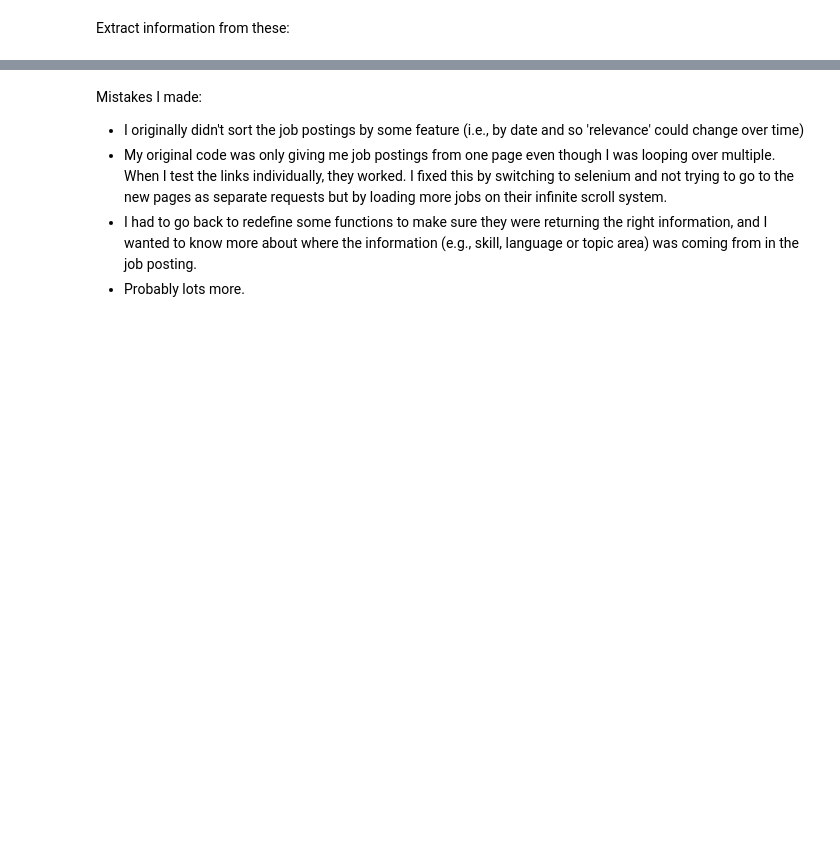
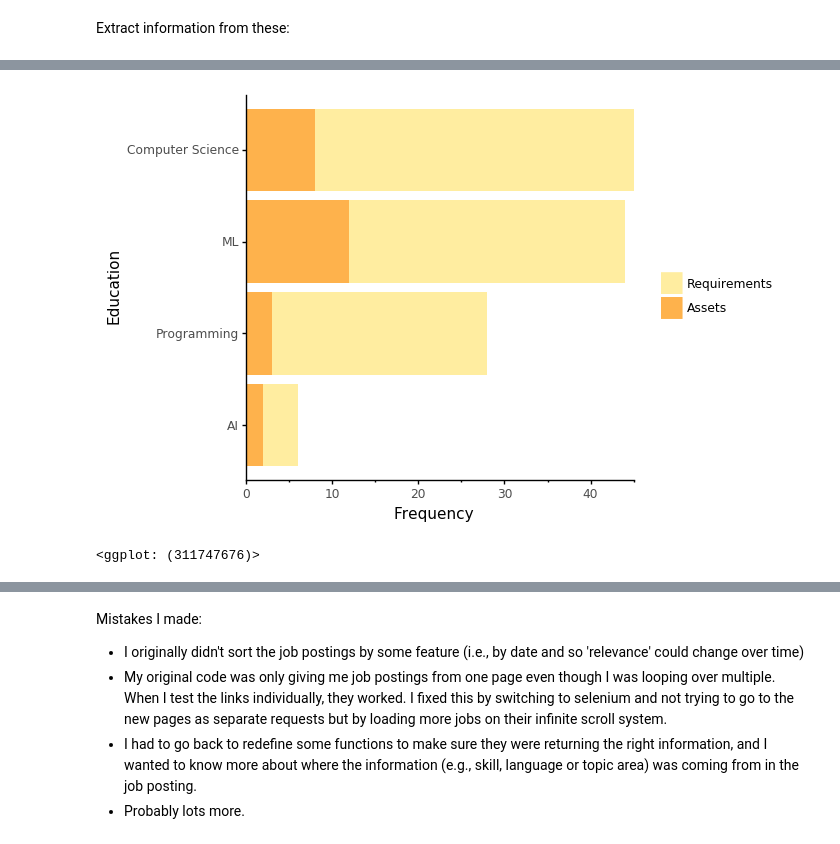
Before and after one commit to timcashion/DS_Jobs_Vancouver, a Jupyter notebook: LinkedIn_Vancouver_Data_Scientists.ipynb, the cells around one changed output, grey strips where cells are left out. Drawn from its saved outputs; the diff is of its cells as text; code cells hidden in the pictures; blank space fills up the shorter version.

```diff
--- a/LinkedIn_Vancouver_Data_Scientists.ipynb
+++ b/LinkedIn_Vancouver_Data_Scientists.ipynb
@@ -431,23 +474,28 @@ skills_summary_edu = skills_summary_edu.replace(to_replace=education_clean)
 # %%
 
 knowledge = ["CS", "AI", "stats", "programming", "ML"]
 
 knowledge_clean = {"AI": "AI",
              "CS": "Computer Science",
              "stats": "Statistics",
                 "programming": "Programming"}
 
 skills_summary_know = skills_summary_df[skills_summary_df.attribute.isin(knowledge)]
 skills_summary_know = skills_summary_know.replace(to_replace=knowledge_clean)
 skills_summary_know = sort_df(skills_summary_know, var_col="attribute")
 
-(p9.ggplot(skills_summary_know, p9.aes('attribute', 'value', fill='type', show_legend=False)) +
+know_plot = (p9.ggplot(skills_summary_know, p9.aes('attribute', 'value', fill='type', show_legend=False)) +
  p9.geom_col() +
  p9.coord_flip() +
  p9.scale_y_continuous(expand=[0,0]) +
  p9.labs(y="Frequency", x="Education", fill="") +
  p9.scale_fill_brewer(palette= "YlOrRd")
 )
+know_plot.save(filename = 'know_plot.png', height=5, width=5, units = 'in', dpi=1000)
+know_plot
+# %% [output]
+[figure, added]
+<ggplot: (311747676)>
 # %%
 niche = ["cnn", "rnn",  "nlp"]
 
```
Also changed, not shown: parts of 22 cells of this notebook.
